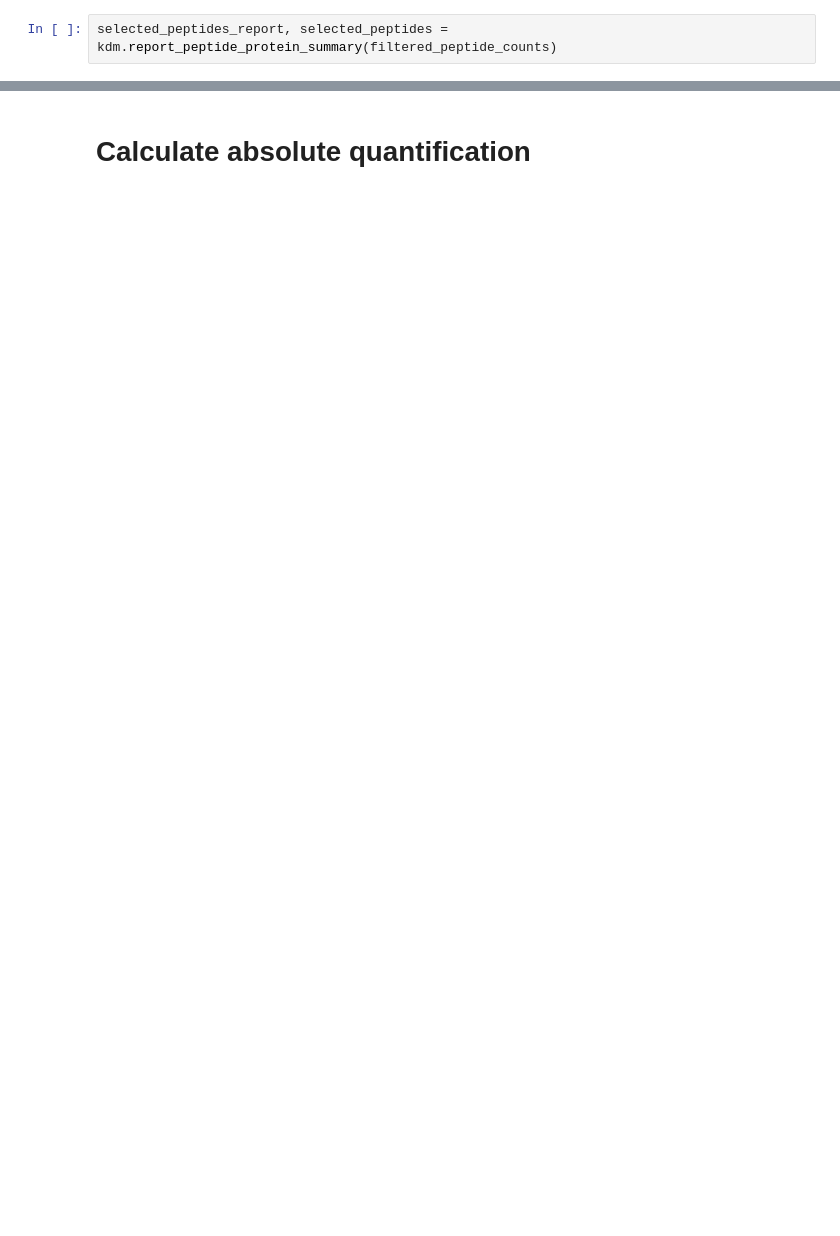
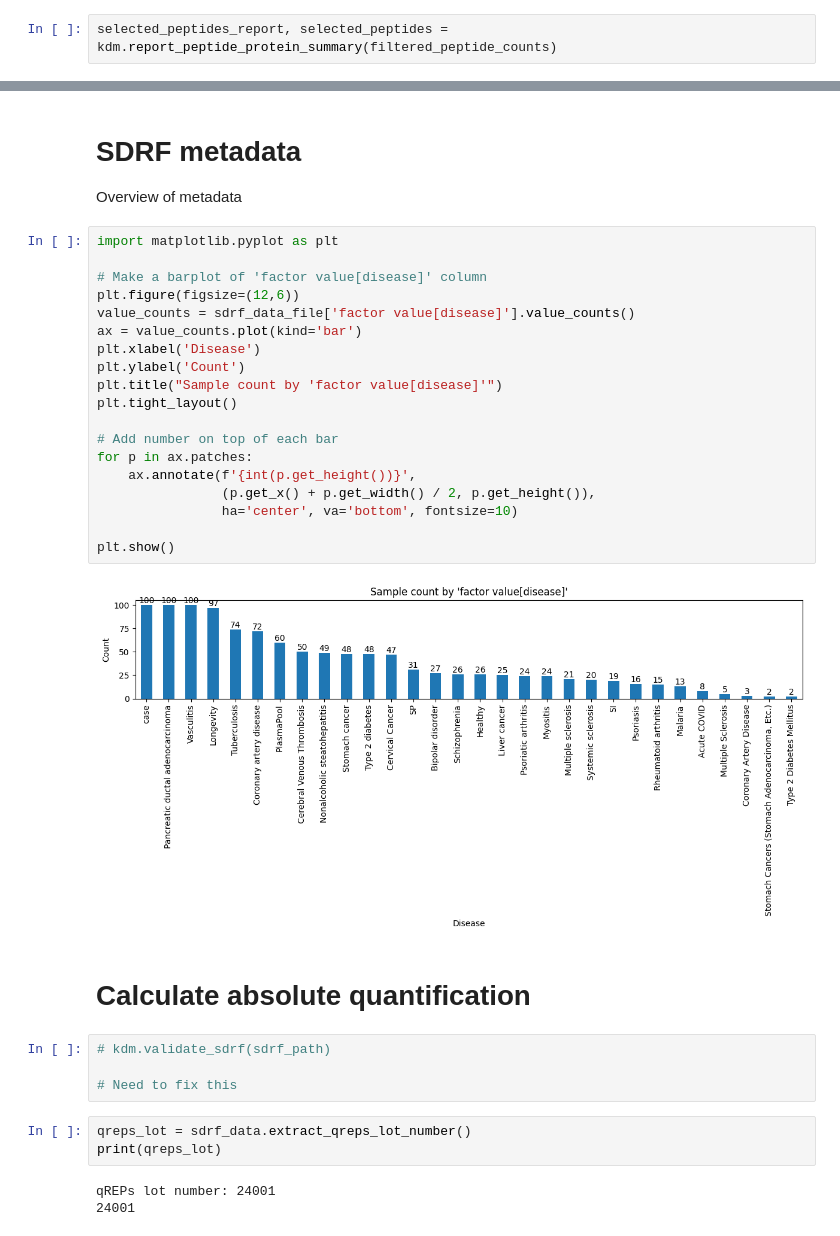
Before and after one commit to thanadol-git/kardemumma, a Jupyter notebook: ratio_DA4K.ipynb, the cells around one changed output, grey strips where cells are left out. Saved outputs shown, nothing was run; the diff lists cells and outputs as text; blank space fills up the shorter version.

```diff
--- a/ratio_DA4K.ipynb
+++ b/ratio_DA4K.ipynb
@@ -186,5 +414,40 @@ kdm.plot_plate_conversion_factors(pool_selected_adj, col_plate='characteristics[
+# %% [markdown]
+# SDRF metadata
+
+Overview of metadata
+# %%
+import matplotlib.pyplot as plt
+
+# Make a barplot of 'factor value[disease]' column
+plt.figure(figsize=(12,6))
+value_counts = sdrf_data_file['factor value[disease]'].value_counts()
+ax = value_counts.plot(kind='bar')
+plt.xlabel('Disease')
+plt.ylabel('Count')
+plt.title("Sample count by 'factor value[disease]'")
+plt.tight_layout()
+
+# Add number on top of each bar
+for p in ax.patches:
+    ax.annotate(f'{int(p.get_height())}',
+                (p.get_x() + p.get_width() / 2, p.get_height()),
+                ha='center', va='bottom', fontsize=10)
+
+plt.show()
+# %% [output]
+[figure, added]
 # %% [markdown]
 # Calculate absolute quantification
+# %%
+# kdm.validate_sdrf(sdrf_path)
+
+# Need to fix this
+# %%
+qreps_lot = sdrf_data.extract_qreps_lot_number()
+print(qreps_lot)
+# %% [output]
+qREPs lot number: 24001
+24001
 # %%
 # Extract qRePS lot from SDRF file
 qreps_lot = sdrf_data.extract_qreps_lot_number()
```
Also changed, not shown: parts of 44 cells of this notebook.
